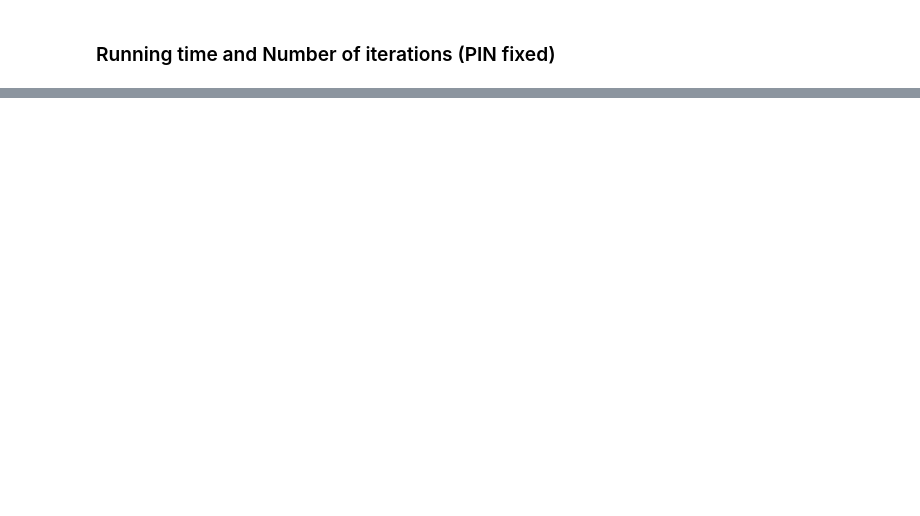
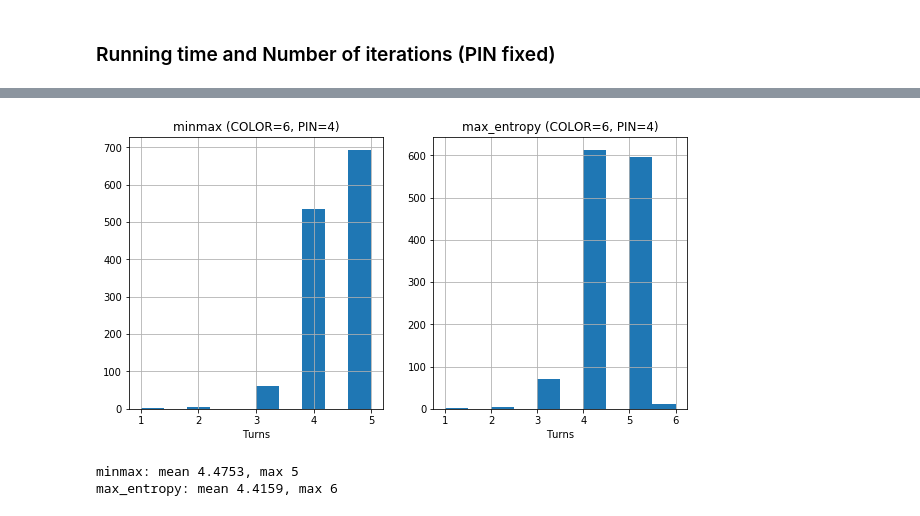
Before and after one commit to nariaki3551/master_mind, a Jupyter notebook: analysis/plot.ipynb, the cells around one changed output, grey strips where cells are left out. Saved outputs shown, nothing was run; the diff lists cells and outputs as text; code cells hidden in the pictures; blank space fills up the shorter version.

```diff
--- a/analysis/plot.ipynb
+++ b/analysis/plot.ipynb
@@ -156,0 +156,36 @@ ax[1, 2].axis("off")
+# %%
+with open(DATA_DIR +'/data3/config.pickle', 'rb') as pf:
+    config = pickle.load(pf)
+
+Cs = config['Cs']
+Ps = config['Ps']
+iter_names = config['iter_names']
+policy_names = config['policy_names']
+
+C = Cs[0]
+P = Ps[0]
+iter_name = iter_names[0]
+
+data3 = dict()
+for policy_name in policy_names:
+    pickle_file = DATA_DIR + '/data3/{}_{}_{}_{}.pickle'.format(C, P, iter_name, policy_name)
+    with open(pickle_file, 'rb') as pf:
+        data3[C, P, iter_name, policy_name] = pickle.load(pf)
+# %%
+fig, ax = plt.subplots(1, len(policy_names), figsize=(5*len(policy_names), 5))
+
+for ix, policy_name in enumerate(policy_names):
+    ax[ix].set_title('{} (COLOR={}, PIN={})'.format(policy_name, C, P))
+    ax[ix].hist(data3[C, P, iter_name, policy_name][0].turns, align='mid')
+    ax[ix].set_xlabel('Turns')
+    ax[ix].grid()
+# %% [output]
+[figure, added]
+# %%
+minmax_log = data3[C, P, iter_name, 'minmax'][0]
+max_entropy_log = data3[C, P, iter_name, 'max_entropy'][0]
+print('minmax: mean {:.4f}, max {}'.format(mean(minmax_log.turns), max(minmax_log.turns)))
+print('max_entropy: mean {:.4f}, max {}'.format(mean(max_entropy_log.turns), max(max_entropy_log.turns)))
+# %% [output]
+minmax: mean 4.4753, max 5
+max_entropy: mean 4.4159, max 6
```
Also changed, not shown: parts of 6 cells of this notebook, 2 other files.
